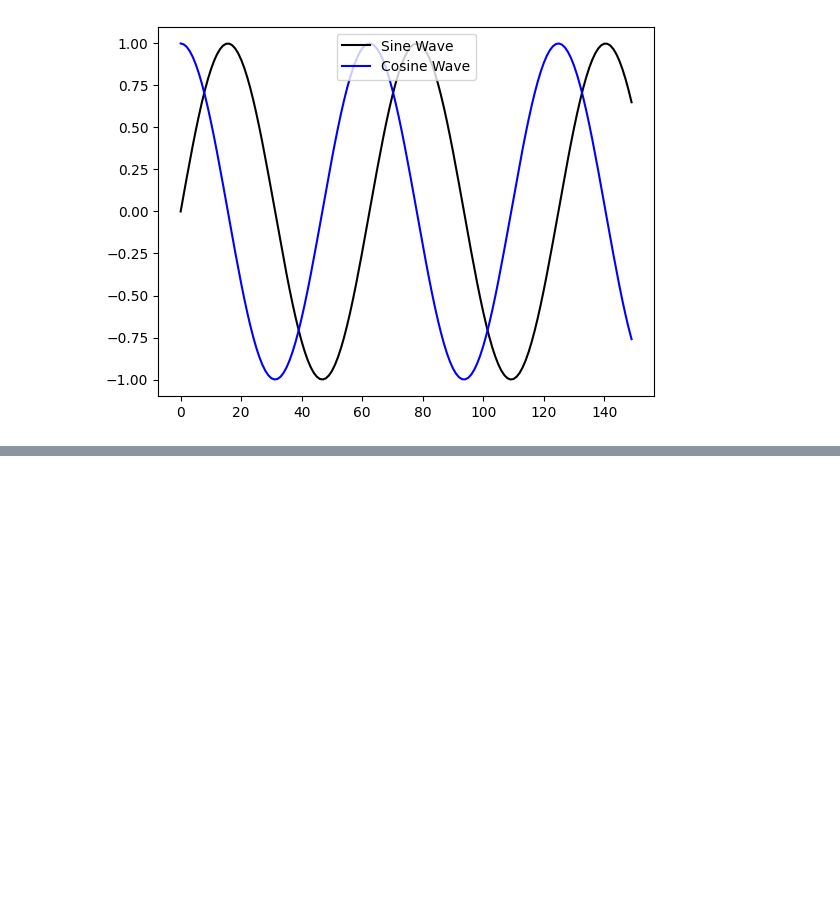
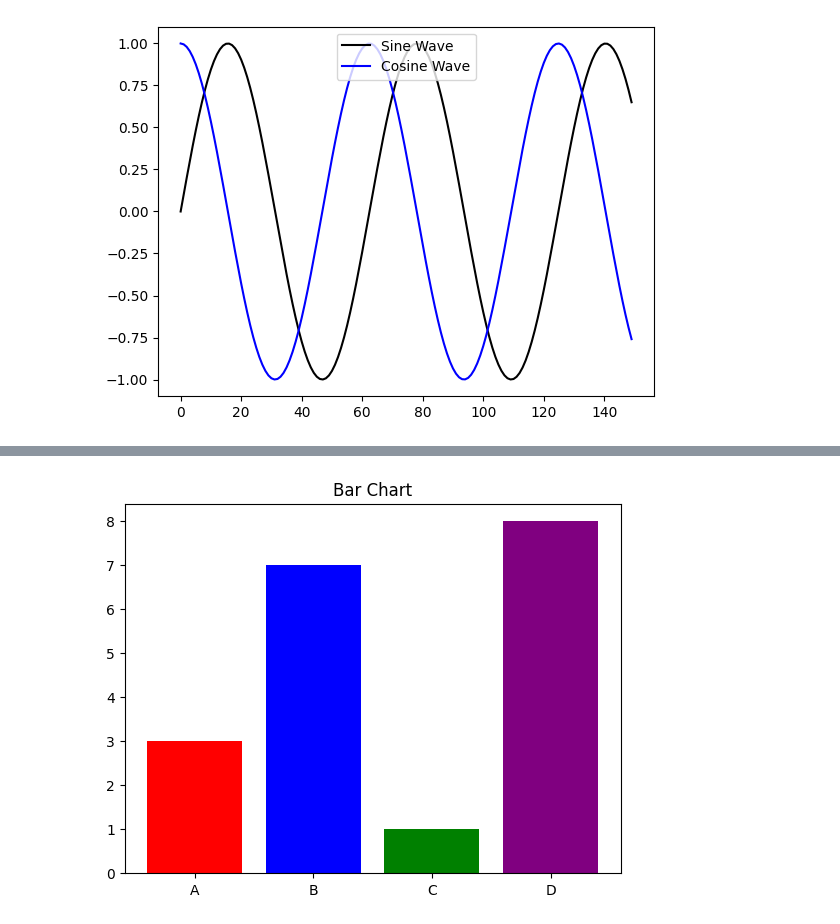
Before and after one commit to Rithvik1709/100-days-of-grind, a Jupyter notebook: ML/Day 02 matplotlib/working with matplotlib.ipynb, the cells around one changed output, grey strips where cells are left out. Cells and saved outputs as stored; diff of their text form; code cells hidden in the pictures; blank space fills up the shorter version.

```diff
--- a/ML/Day 02 matplotlib/working with matplotlib.ipynb
+++ b/ML/Day 02 matplotlib/working with matplotlib.ipynb
@@ -53,0 +64,9 @@ plt.show()
+# %%
+categories = ['A', 'B', 'C', 'D']
+values = [3, 7, 1, 8]
+
+plt.bar(categories, values, color=['red', 'blue', 'green', 'purple'])
+plt.title("Bar Chart")
+plt.show()
+# %% [output]
+[figure, added]
```
Also changed, not shown: parts of 5 cells of this notebook.
